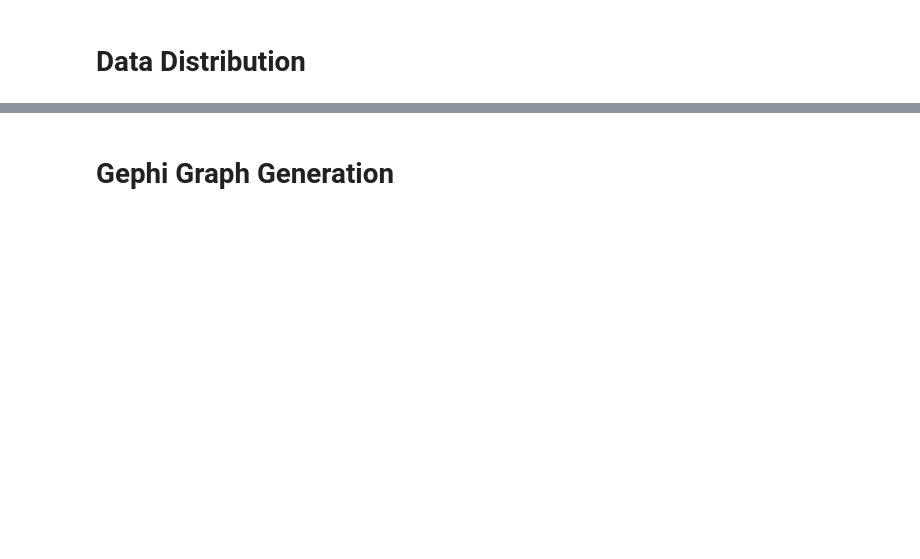
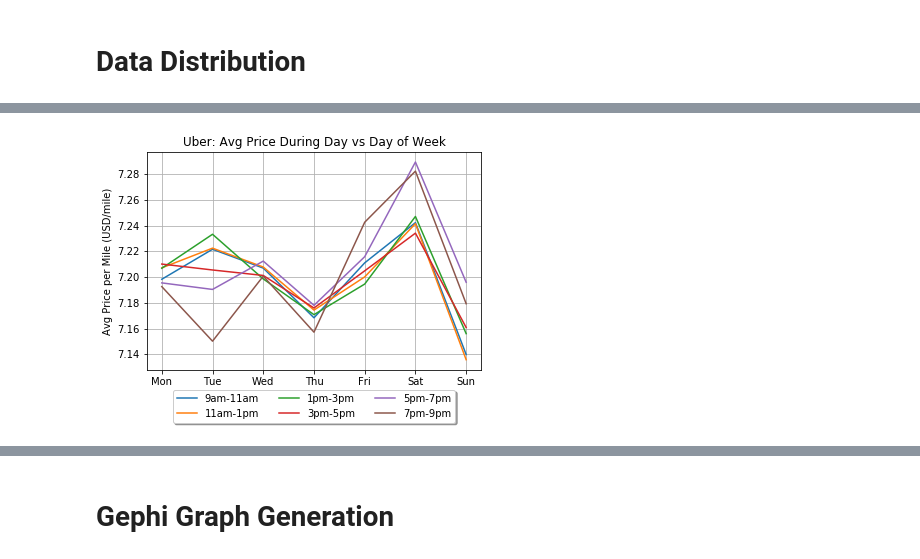
Before and after one commit to jacinda96/ECE-143-Project-Group-13, a Jupyter notebook: ECE143.ipynb, the cells around one changed output, grey strips where cells are left out. Saved outputs shown, nothing was run; the diff lists cells and outputs as text; code cells hidden in the pictures; blank space fills up the shorter version.

```diff
--- a/ECE143.ipynb
+++ b/ECE143.ipynb
@@ -207,0 +246,10 @@ sns.scatterplot(x=data_train["distance"],y=data_train["surge_multiplier"],data=d
+# %%
+from datetime import time
+
+uber_weekday = uber_data['weekday']
+uber_prices = uber_data['price']
+lyft_times = lyft_data['time']
+lyft_weekday = lyft_data['weekday']
+lyft_prices = lyft_data['price']
+
+weekdays = ['Mon', 'Tue', 'Wed', 'Thu', 'Fri', 'Sat', 'Sun']
@@ -207,0 +258,82 @@ sns.scatterplot(x=data_train["distance"],y=data_train["surge_multiplier"],data=d
+# %%
+def thresholdTime(df, target, threshold):
+    '''
+    Returns a subset of the original dataframe: df containing only entries
+    whose value in the "time" column is the same as the target column
+    df: pd.DataFrame to pull data from
+    target: the target hour [0,24]
+    threshold: the amount of hours ahead of the target that will be accepted for the ret data
+    return: a pd.DataFrame consisting of rows that fit in the threshold from the target hour
+    '''
+    assert isinstance(df, pd.DataFrame)
+    assert isinstance(target, int) and 0 <= target <= 24
+    assert isinstance(threshold, int)
+
+    times = df['time']
+    valid = []
+    for time in times:
+        tsplit = time.split(':')
+        thour = int(tsplit[0])
+        if target - thour < threshold:
+            valid.append(time)
+    ret = df[df['time'].isin(valid)]
+
+    return ret
+
+
+def weekday_avgs(df):
+    '''
+    Returns a dataframe whose index is the integer representation of the
+    days of the week and the column values the average price for that day
+    df: pd.DataFrame to pull data from
+    return: pd.DataFrame of the mean price per mile ordered with an index of its corresonpding weekday
+    '''
+    assert isinstance(df, pd.DataFrame)
+
+    wda = df.groupby('weekday')['price'].mean() / df.groupby('weekday')['distance'].mean()
+
+    return wda
+
+
+def price_avg_vs_weekday(df, weekdays, title, start, end, interval):
+    '''
+    Generates a Average price vs weekday graph
+    df: the dataframe to pull price data from
+    weekdays : the x-axis labels
+    interval: the time interval to generate the list of time plots
+    start: the starting hour for the time intervals
+    end: the ending time for the time intervals
+    return: reference to the figure
+    '''
+
+    assert isinstance(df, pd.DataFrame)
+    assert isinstance(weekdays, list)
+    assert isinstance(title, str)
+    assert isinstance(interval, int) and interval > 0
+    assert isinstance(start, int) and start >= 0 and start <=24
+    assert isinstance(end, int) and end >= 0 and end <= 24
+
+    fig = plt.figure()
+
+    for i in range(start, end, interval):
+        stime = '{}{}'.format(str(i if i < 12 else i - 12), ('am' if i < 12 else 'pm'))
+        iend = i + interval
+        etime = '{}{}'.format(str(iend if iend < 12 else iend - 12), ('am' if iend < 12 else 'pm'))
+        trange = '{}-{}'.format(stime, etime)
+        plt.plot(weekdays, weekday_avgs(thresholdTime(df, i, interval)), label=trange)
+
+    plt.xlabel('Weekday')
+    plt.ylabel('Avg Price per Mile (USD/mile)')
+    plt.title(title)
+    plt.legend(loc='upper center', bbox_to_anchor=(0.5, -0.07), fancybox=True, shadow=True, ncol=3)
+    plt.grid()
+
+    return fig
+
+
+# Uber: Avg Price During Day vs Day of Week (7am-9pm, 2hr intervals)
+f = price_avg_vs_weekday(uber_data, weekdays, 'Uber: Avg Price During Day vs Day of Week', 9, 21, 2)
+# Lyft: Avg Price During Day vs Day of Week (7am-9pm, 2hr intervals)
+f = price_avg_vs_weekday(lyft_data, weekdays, 'Lyft: Avg Price During Day vs Day of Week', 9, 21, 2)
+# %% [output]
+[figure, added]
```
Also changed, not shown: parts of 28 cells of this notebook, 2 other files.
